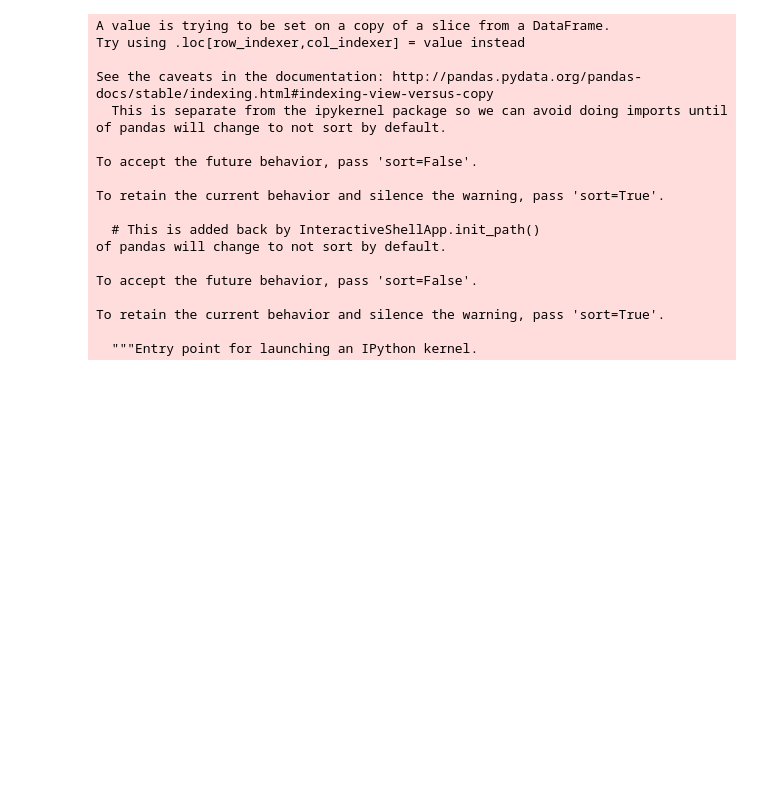
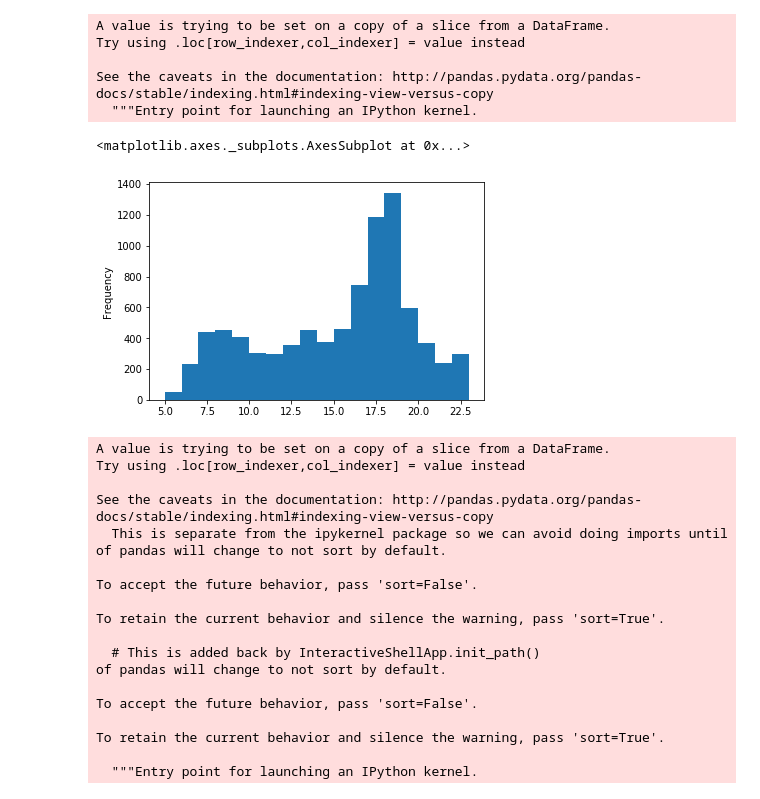
Before and after one commit to omadson/PhD, a Jupyter notebook: notebooks/create_new_datasets.ipynb, the cells around one changed output. Drawn from its saved outputs; the diff is of its cells as text; code cells hidden in the pictures; blank space fills up the shorter version.

```diff
--- a/notebooks/create_new_datasets.ipynb
+++ b/notebooks/create_new_datasets.ipynb
@@ -118,0 +104,7 @@ DS
+# %%
+viagens_bicicletar = all_data[all_data['tipo_viagem'] == 0]
+
+viagens_bicicletar['tempo_viagem'] = (viagens_bicicletar['datetime_devolucao'] - viagens_bicicletar['datetime_retirada']) / np.timedelta64(1, 'h')
+viagens_bicicletar['dia_retirada'] = viagens_bicicletar.apply(lambda x: x['datetime_retirada'].date(), axis=1)
+viagens_bicicletar['dia_devolucao'] = viagens_bicicletar.apply(lambda x: x['datetime_devolucao'].date(), axis=1)
+viagens_bicicletar.head(5)
@@ -118,0 +133,13 @@ DS
+# %%
+viagens_bicicletar['hora_retirada'] = viagens_bicicletar.apply(lambda x: x['datetime_retirada'].hour, axis=1)
+# %% [output]
+A value is trying to be set on a copy of a slice from a DataFrame.
+Try using .loc[row_indexer,col_indexer] = value instead
+
+See the caveats in the documentation: http://pandas.pydata.org/pandas-docs/stable/indexing.html#indexing-view-versus-copy
+  """Entry point for launching an IPython kernel.
+# %%
+viagens_bicicletar[viagens_bicicletar['estacao_retirada']==70]['hora_retirada'].plot.hist(bins=18)
+# %% [output]
+<matplotlib.axes._subplots.AxesSubplot at 0x...>
+[figure, added]
```
Also changed, not shown: parts of 13 cells of this notebook.
